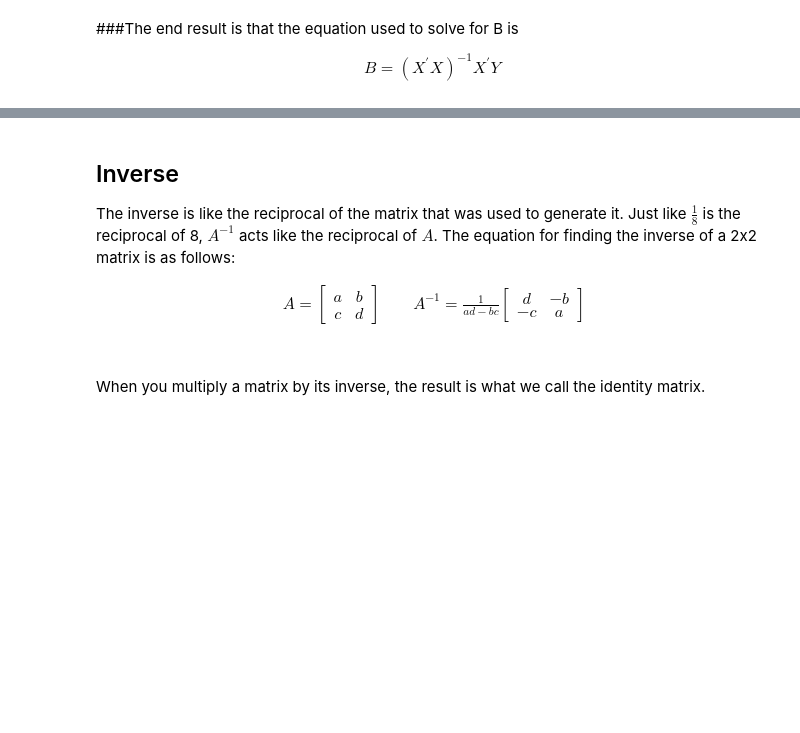
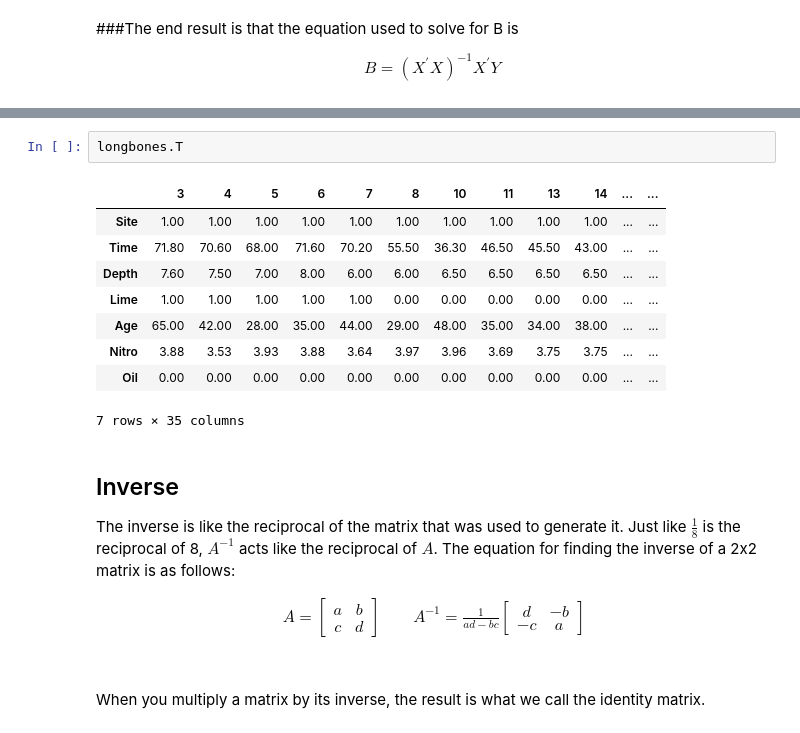
Before and after one commit to sikoh/DS-Linear-Algebra, a Jupyter notebook: Linear_Algebra/DS_LinearAlgebra_Lecture_Notes.ipynb, the cells around one changed output, grey strips where cells are left out. Drawn from its saved outputs; the diff is of its cells as text; blank space fills up the shorter version.

```diff
--- a/Linear_Algebra/DS_LinearAlgebra_Lecture_Notes.ipynb
+++ b/Linear_Algebra/DS_LinearAlgebra_Lecture_Notes.ipynb
@@ -431,6 +432,18 @@ The transpose of any matrix can be found easily by fixing the elements on the ma
   3 & 6
   \end{bmatrix}
 \end{align}
+# %%
+longbones.T
+# %% [output]
+|  | 3 | 4 | 5 | 6 | 7 | 8 | 10 | 11 | 13 | 14 | ... | ... |
+| Site | 1.00 | 1.00 | 1.00 | 1.00 | 1.00 | 1.00 | 1.00 | 1.00 | 1.00 | 1.00 | ... | ... |
+| Time | 71.80 | 70.60 | 68.00 | 71.60 | 70.20 | 55.50 | 36.30 | 46.50 | 45.50 | 43.00 | ... | ... |
+| Depth | 7.60 | 7.50 | 7.00 | 8.00 | 6.00 | 6.00 | 6.50 | 6.50 | 6.50 | 6.50 | ... | ... |
+| Lime | 1.00 | 1.00 | 1.00 | 1.00 | 1.00 | 0.00 | 0.00 | 0.00 | 0.00 | 0.00 | ... | ... |
+| Age | 65.00 | 42.00 | 28.00 | 35.00 | 44.00 | 29.00 | 48.00 | 35.00 | 34.00 | 38.00 | ... | ... |
+| Nitro | 3.88 | 3.53 | 3.93 | 3.88 | 3.64 | 3.97 | 3.96 | 3.69 | 3.75 | 3.75 | ... | ... |
+| Oil | 0.00 | 0.00 | 0.00 | 0.00 | 0.00 | 0.00 | 0.00 | 0.00 | 0.00 | 0.00 | ... | ... |
+7 rows × 35 columns
 # %% [markdown]
 ## Inverse
 
```
Also changed, not shown: parts of 49 cells of this notebook.
